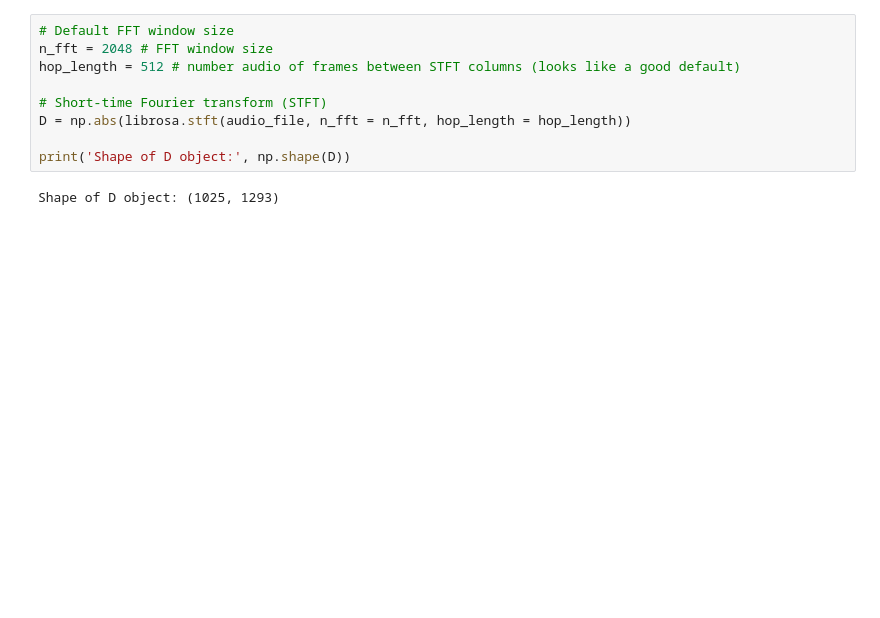
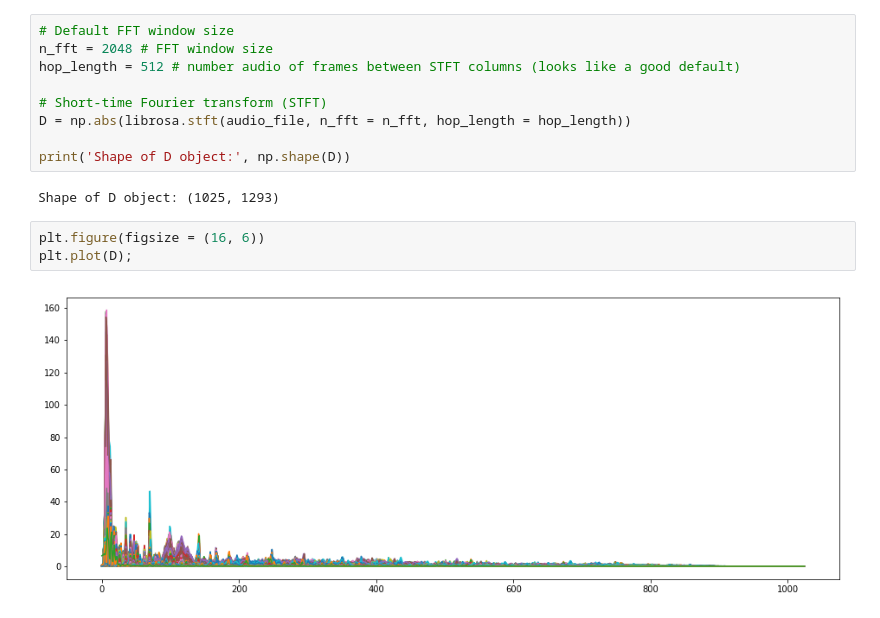
Before and after one commit to ezgisubasii/MusicGenreClassification, a Jupyter notebook: Music_Genre_Classification_Visualization.ipynb, the cells around one changed output. Cells and saved outputs as stored; diff of their text form; blank space fills up the shorter version.

```diff
--- a/Music_Genre_Classification_Visualization.ipynb
+++ b/Music_Genre_Classification_Visualization.ipynb
@@ -82,3 +71,8 @@ D = np.abs(librosa.stft(audio_file, n_fft = n_fft, hop_length = hop_length))
 print('Shape of D object:', np.shape(D))
 # %% [output]
 Shape of D object: (1025, 1293)
+# %%
+plt.figure(figsize = (16, 6))
+plt.plot(D);
+# %% [output]
+[figure, added]
```
Also changed, not shown: parts of 14 cells of this notebook.
